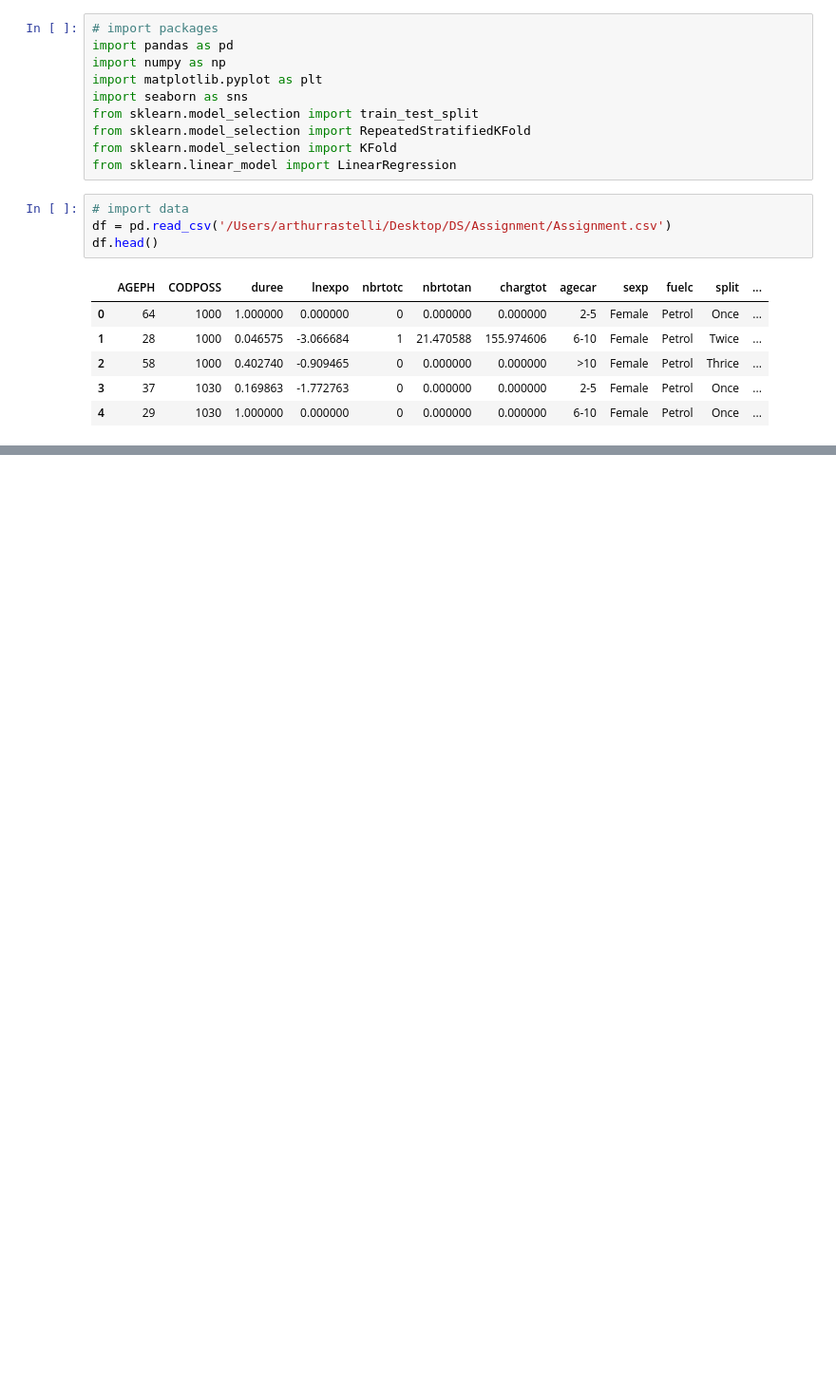
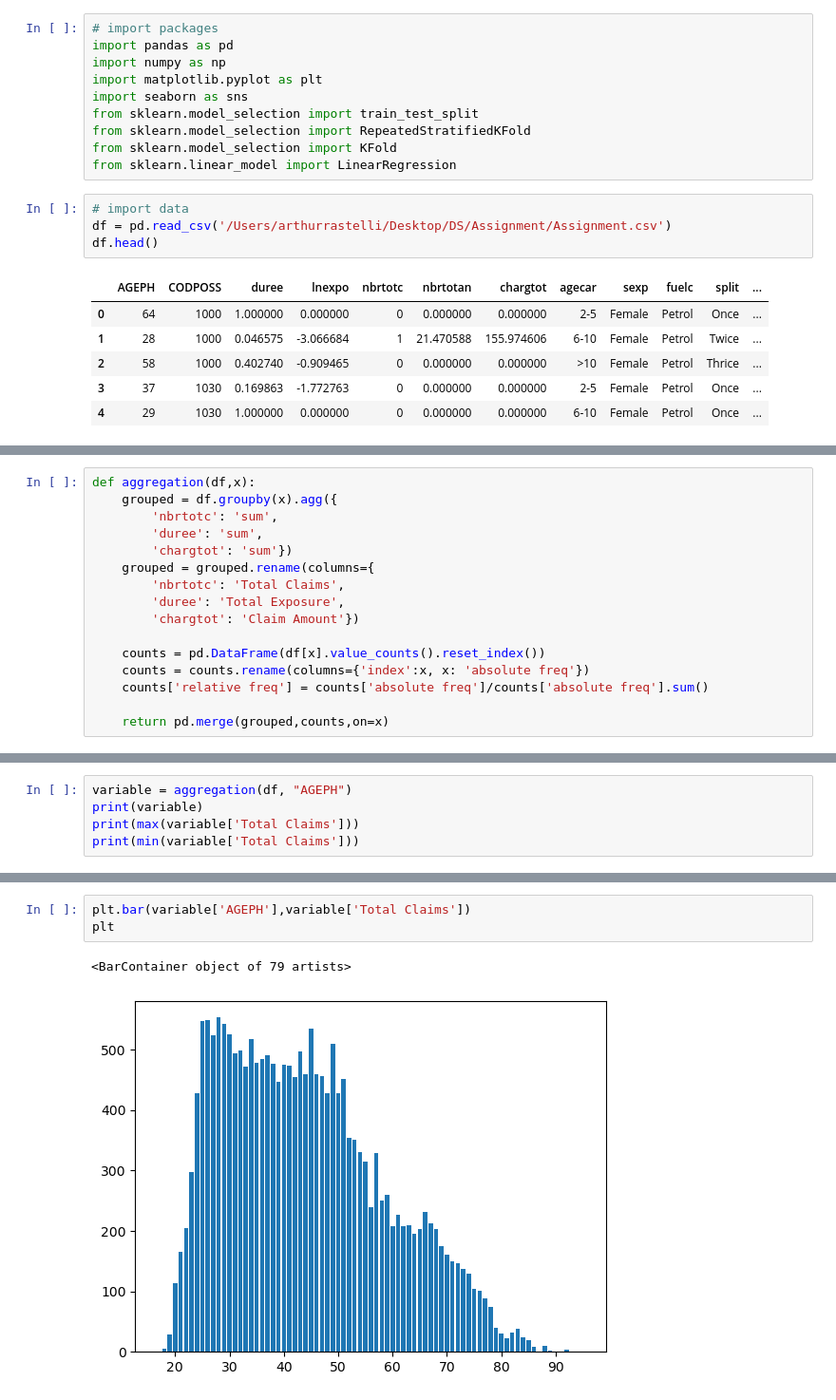
Before and after one commit to HalfmoonSD/Data-Science-for-Non-Life-Insurance-Project, a Jupyter notebook: Exploratory_analysis.ipynb, the cells around one changed output, grey strips where cells are left out. Shown at 95% size. Cells and saved outputs as stored; diff of their text form; blank space fills up the shorter version.

```diff
--- a/Exploratory_analysis.ipynb
+++ b/Exploratory_analysis.ipynb
@@ -135,0 +58,16 @@ correlation
+# %%
+def aggregation(df,x):
+    grouped = df.groupby(x).agg({
+        'nbrtotc': 'sum',
+        'duree': 'sum',
+        'chargtot': 'sum'})
+    grouped = grouped.rename(columns={
+        'nbrtotc': 'Total Claims',
+        'duree': 'Total Exposure',
+        'chargtot': 'Claim Amount'})
+
+    counts = pd.DataFrame(df[x].value_counts().reset_index())
+    counts = counts.rename(columns={'index':x, x: 'absolute freq'})
+    counts['relative freq'] = counts['absolute freq']/counts['absolute freq'].sum()
+
+    return pd.merge(grouped,counts,on=x)
@@ -135,0 +80,5 @@ correlation
+# %%
+variable = aggregation(df, "AGEPH")
+print(variable)
+print(max(variable['Total Claims']))
+print(min(variable['Total Claims']))
@@ -135,0 +108,6 @@ correlation
+# %%
+plt.bar(variable['AGEPH'],variable['Total Claims'])
+plt
+# %% [output]
+<BarContainer object of 79 artists>
+[figure, added]
```
Also changed, not shown: parts of 20 cells of this notebook.
